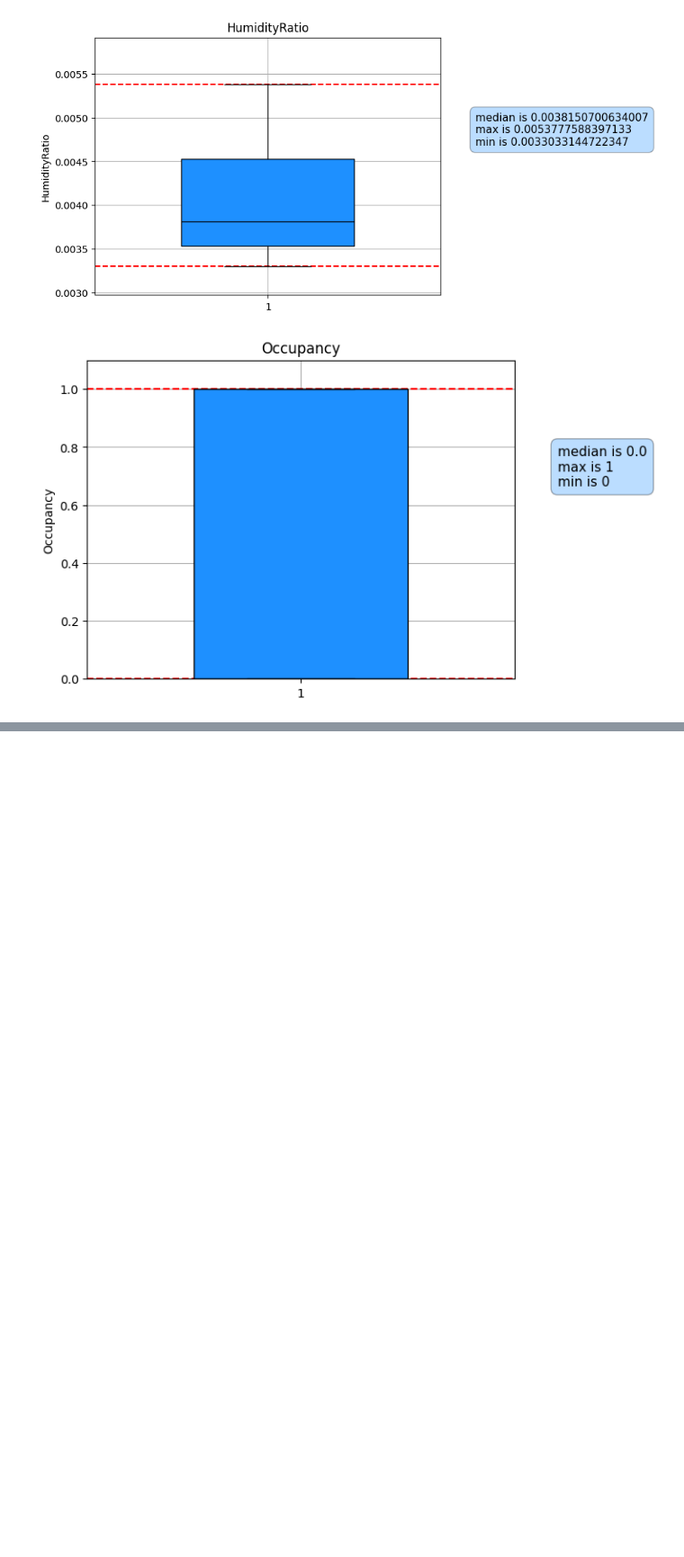
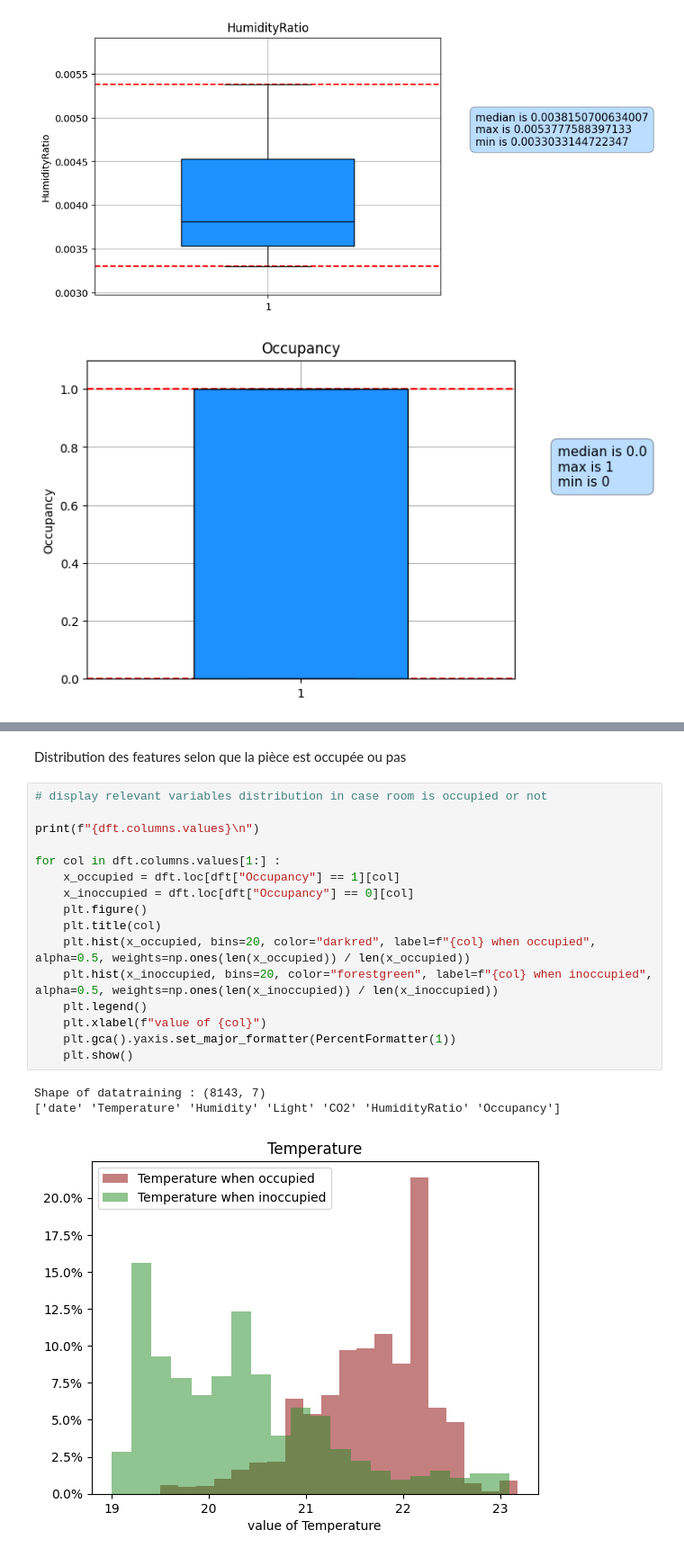
Before and after one commit to nnniels/SDD-machine-learning-BE, a Jupyter notebook: DataExploration.ipynb, the cells around one changed output, grey strips where cells are left out. Shown at 90% size. Drawn from its saved outputs; the diff is of its cells as text; blank space fills up the shorter version.

```diff
--- a/DataExploration.ipynb
+++ b/DataExploration.ipynb
@@ -157,0 +171,22 @@ for c in df1.columns.values :
+# %% [markdown]
+Distribution des features selon que la pièce est occupée ou pas
+# %%
+# display relevant variables distribution in case room is occupied or not
+
+print(f"{dft.columns.values}\n")
+
+for col in dft.columns.values[1:] :
+    x_occupied = dft.loc[dft["Occupancy"] == 1][col]
+    x_inoccupied = dft.loc[dft["Occupancy"] == 0][col]
+    plt.figure()
+    plt.title(col)
+    plt.hist(x_occupied, bins=20, color="darkred", label=f"{col} when occupied", alpha=0.5, weights=np.ones(len(x_occupied)) / len(x_occupied))
+    plt.hist(x_inoccupied, bins=20, color="forestgreen", label=f"{col} when inoccupied", alpha=0.5, weights=np.ones(len(x_inoccupied)) / len(x_inoccupied))
+    plt.legend()
+    plt.xlabel(f"value of {col}")
+    plt.gca().yaxis.set_major_formatter(PercentFormatter(1))
+    plt.show()
+# %% [output]
+Shape of datatraining : (8143, 7)
+['date' 'Temperature' 'Humidity' 'Light' 'CO2' 'HumidityRatio' 'Occupancy']
+[figure, added]
```
Also changed, not shown: parts of 4 cells of this notebook.
